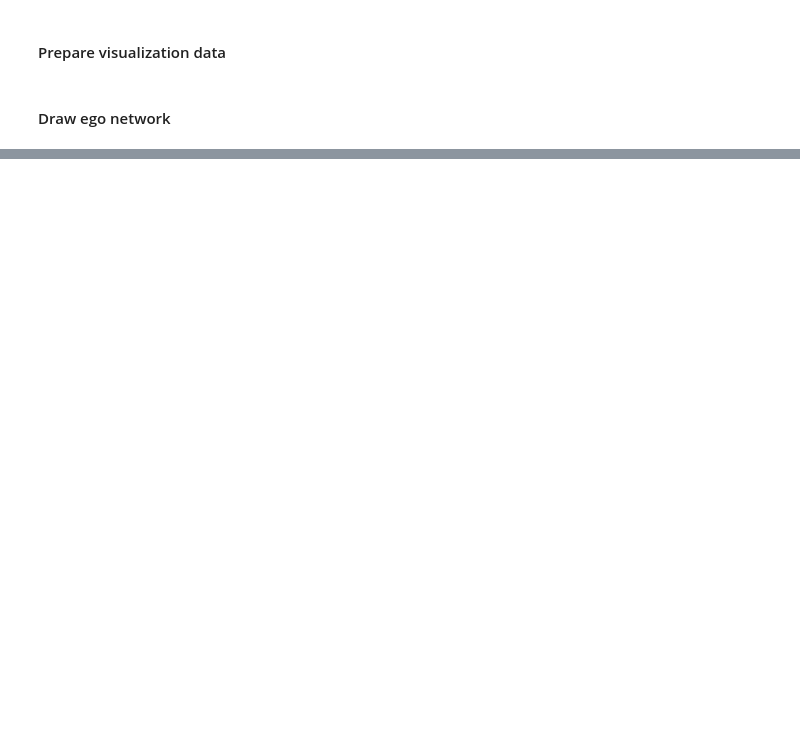
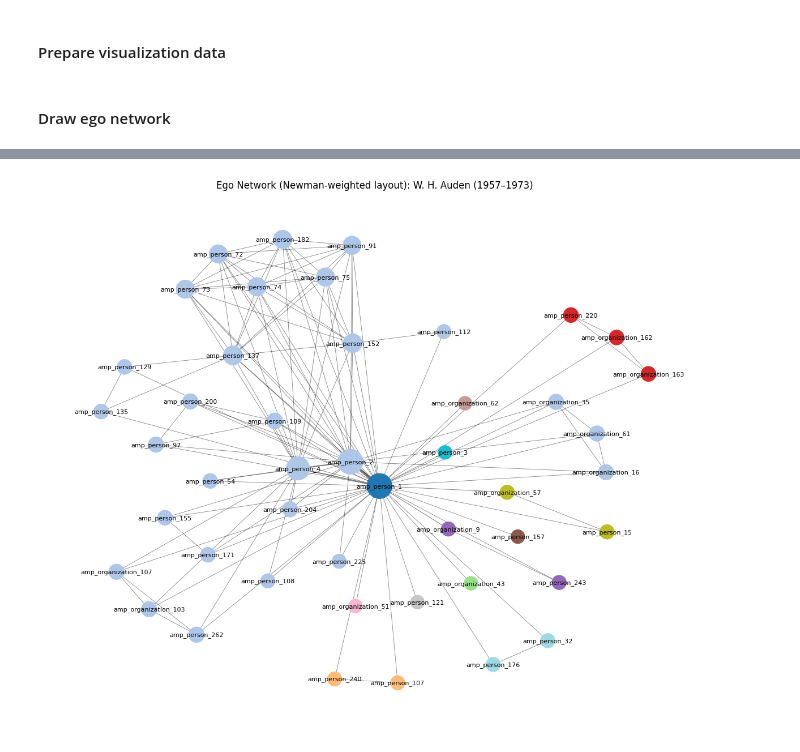
Before and after one commit to timofruehwirth/event-network, a Jupyter notebook: notebooks/event-network-analysis.ipynb, the cells around one changed output, grey strips where cells are left out. Saved outputs shown, nothing was run; the diff lists cells and outputs as text; code cells hidden in the pictures; blank space fills up the shorter version.

Commit message:
feat(notebooks): add alternative visualizations; add comments (#2)

```diff
--- a/notebooks/event-network-analysis.ipynb
+++ b/notebooks/event-network-analysis.ipynb
@@ -309,0 +325,10 @@ plt.show()  # Render and display the figure
+# %%
+G_newman = bipartite.collaboration_weighted_projected_graph(G_filtered_date, participants)
+
+print(f"Nodes: {G_newman.number_of_nodes()}")
+print(f"Edges: {G_newman.number_of_edges()}")
+
+print("\nStrongest connections:")
+edges_by_weight = sorted(G_newman.edges(data=True), key=lambda x: x[2]['weight'], reverse=True)
+for u, v, d in edges_by_weight[:5]:
+    print(f"  {u} — {v}: {d['weight']:.2f}")
@@ -309,0 +345,10 @@ plt.show()  # Render and display the figure
+# %%
+G_newman_ego = nx.ego_graph(G_newman, ego)
+
+print(f"Alters: {G_newman_ego.number_of_nodes() - 1}")
+print(f"Edges: {G_newman_ego.number_of_edges()}")
+
+print("\nStrongest connections:")
+edges_by_weight = sorted(G_newman_ego.edges(data=True), key=lambda x: x[2]['weight'], reverse=True)
+for u, v, d in edges_by_weight[:5]:
+    print(f"  {u} — {v}: {d['weight']:.2f}")
@@ -309,0 +365,13 @@ plt.show()  # Render and display the figure
+# %%
+pos_newman = nx.spring_layout(G_newman_ego, weight='weight', seed=42)
+# %%
+plt.figure(figsize=(12, 10))
+nx.draw_networkx_nodes(G_ego, pos_newman, node_size=node_sizes, node_color=colors, cmap=plt.cm.tab20)
+nx.draw_networkx_edges(G_ego, pos_newman, width=edge_widths, alpha=0.5)
+nx.draw_networkx_labels(G_ego, pos_newman, font_size=8)
+plt.title("Ego Network (Newman-weighted layout): W. H. Auden (1957–1973)")
+plt.axis('off')
+plt.tight_layout()
+plt.show()
+# %% [output]
+[figure, added]
```
Also changed, not shown: parts of 12 cells of this notebook.
